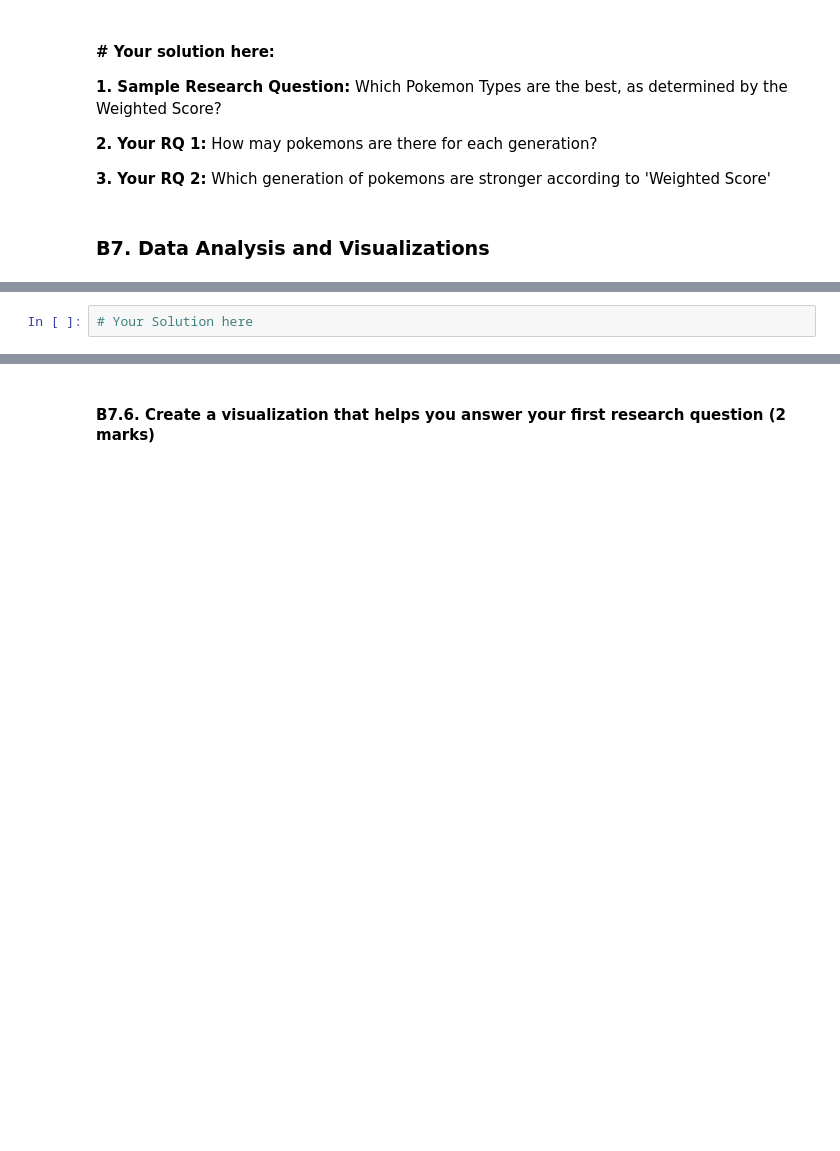
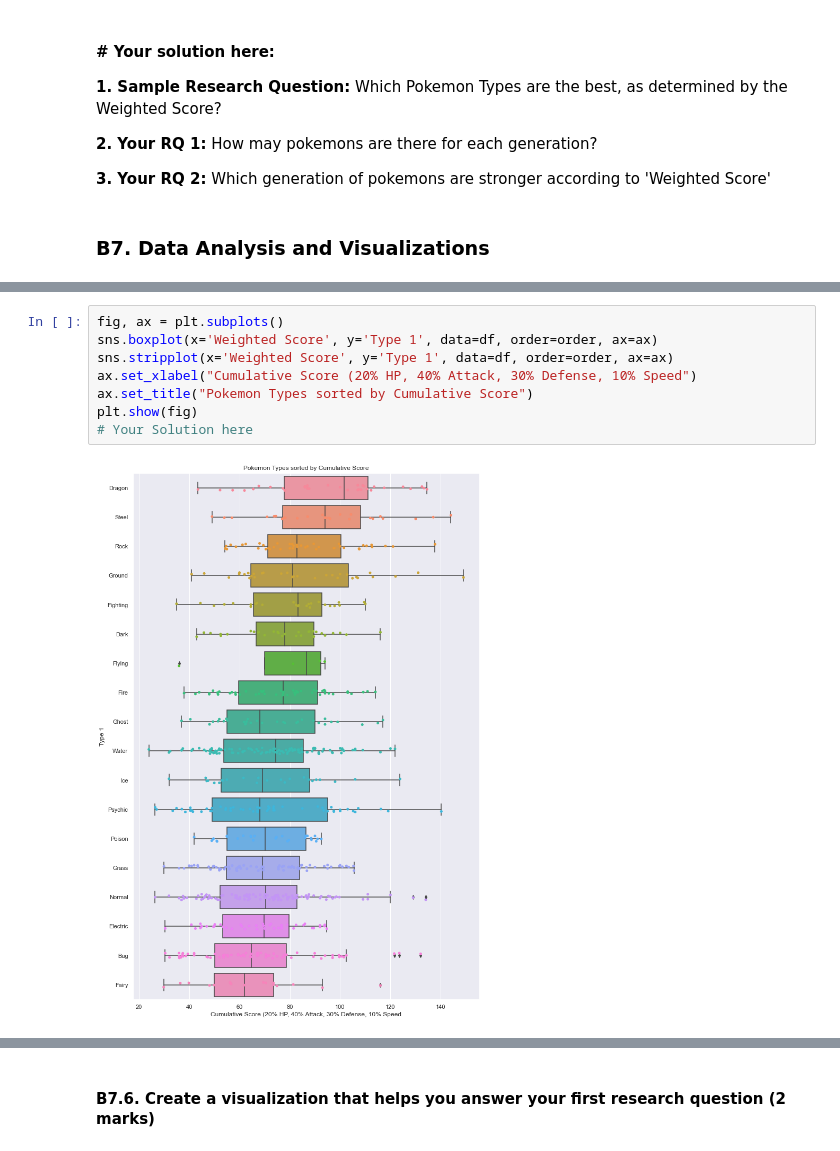
Before and after one commit to keyvankhademi/data301-lab6-keyvankhademi, a Jupyter notebook: lab6.ipynb, the cells around one changed output, grey strips where cells are left out. Saved outputs shown, nothing was run; the diff lists cells and outputs as text; blank space fills up the shorter version.

```diff
--- a/lab6.ipynb
+++ b/lab6.ipynb
@@ -328,8 +364,16 @@ Here is the goal:
 Here is the goal:
 
 <img src="BoxPlot.png" width="350px">
-# %%
-# Your Solution here
+# %%
+fig, ax = plt.subplots()
+sns.boxplot(x='Weighted Score', y='Type 1', data=df, order=order, ax=ax)
+sns.stripplot(x='Weighted Score', y='Type 1', data=df, order=order, ax=ax)
+ax.set_xlabel("Cumulative Score (20% HP, 40% Attack, 30% Defense, 10% Speed")
+ax.set_title("Pokemon Types sorted by Cumulative Score")
+plt.show(fig)
+# Your Solution here
+# %% [output]
+[figure, added]
 # %% [markdown]
 #### 7.4. Create a [Hexbin plot with marginal distributions](http://seaborn.pydata.org/generated/seaborn.jointplot.html) (2 marks)
 
```
Also changed, not shown: parts of 20 cells of this notebook.
